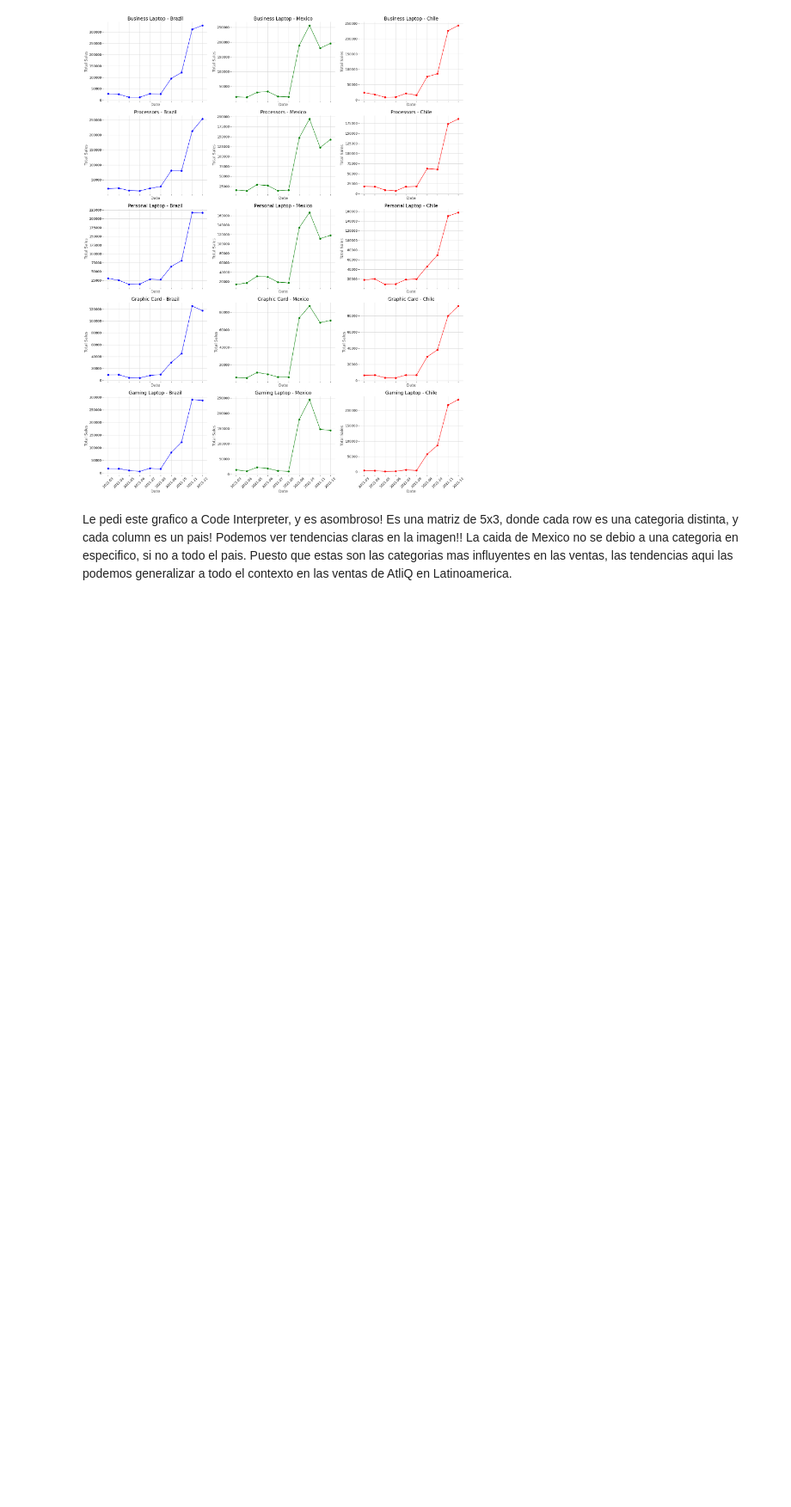
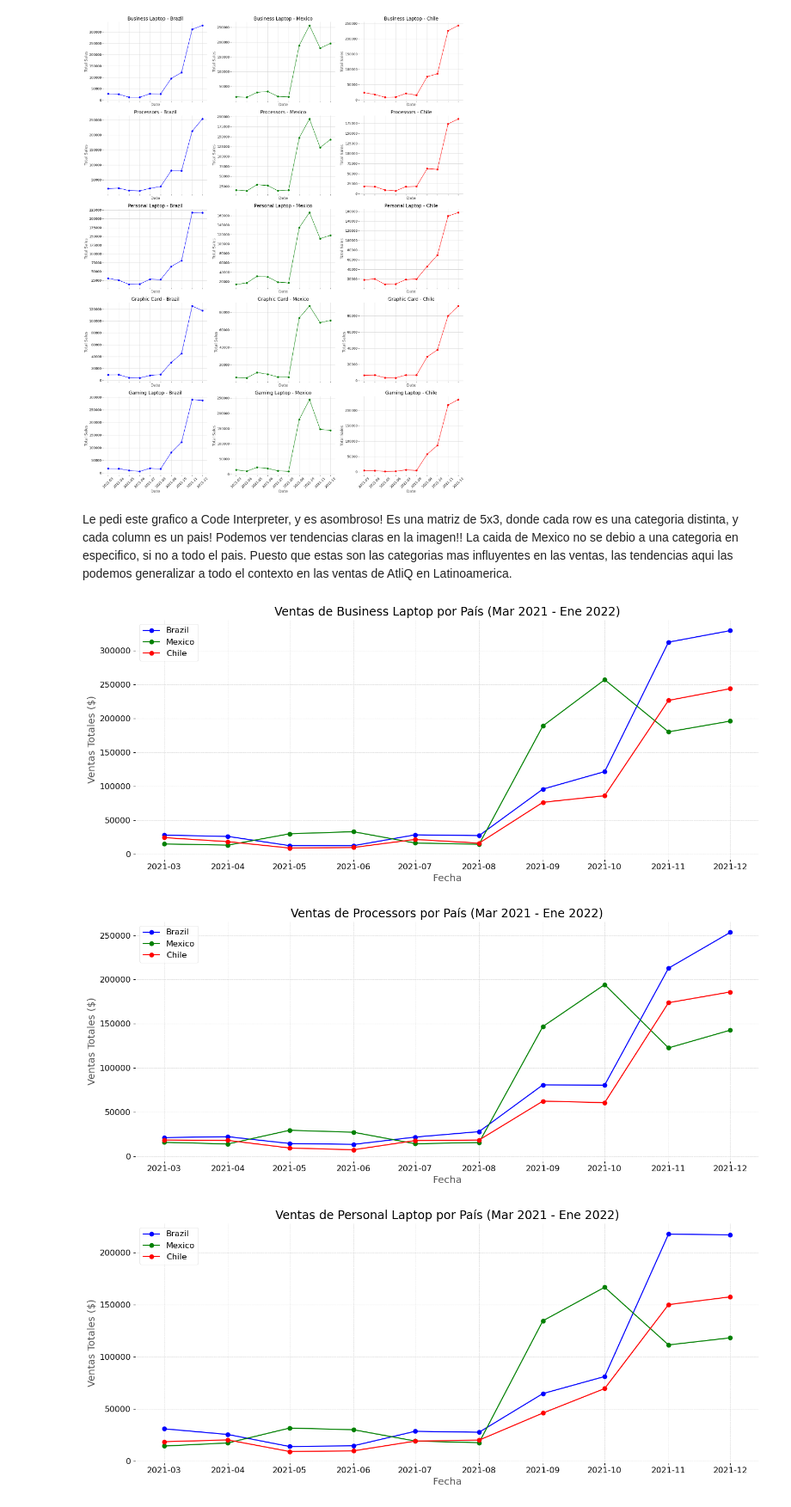
Before and after one commit to Daniboycg/Atliq_Database_Time-Series, a Jupyter notebook: src/notebooks/3.Atliq_growth.ipynb, the cells around one changed output. Shown at 86% size. Drawn from its saved outputs; the diff is of its cells as text; code cells hidden in the pictures; blank space fills up the shorter version.

```diff
--- a/src/notebooks/3.Atliq_growth.ipynb
+++ b/src/notebooks/3.Atliq_growth.ipynb
@@ -113,3 +113,9 @@ plot_sales_category_matrix_country(filtered_data2)
 Le pedi este grafico a Code Interpreter, y es asombroso! Es una matriz de 5x3, donde cada row es una categoria distinta, y cada column es un pais!
 Podemos ver tendencias claras en la imagen!!
 La caida de Mexico no se debio a una categoria en especifico, si no a todo el pais. Puesto que estas son las categorias mas influyentes en las ventas, las tendencias aqui las podemos generalizar a todo el contexto en las ventas de AtliQ en Latinoamerica.
+# %%
+plot_sales_by_selected_categories_countries(filtered_data2)
+# %% [output]
+[figure, added]
+[figure, added]
+[figure, added]
```
Also changed, not shown: parts of 2 cells of this notebook, 2 other files.
